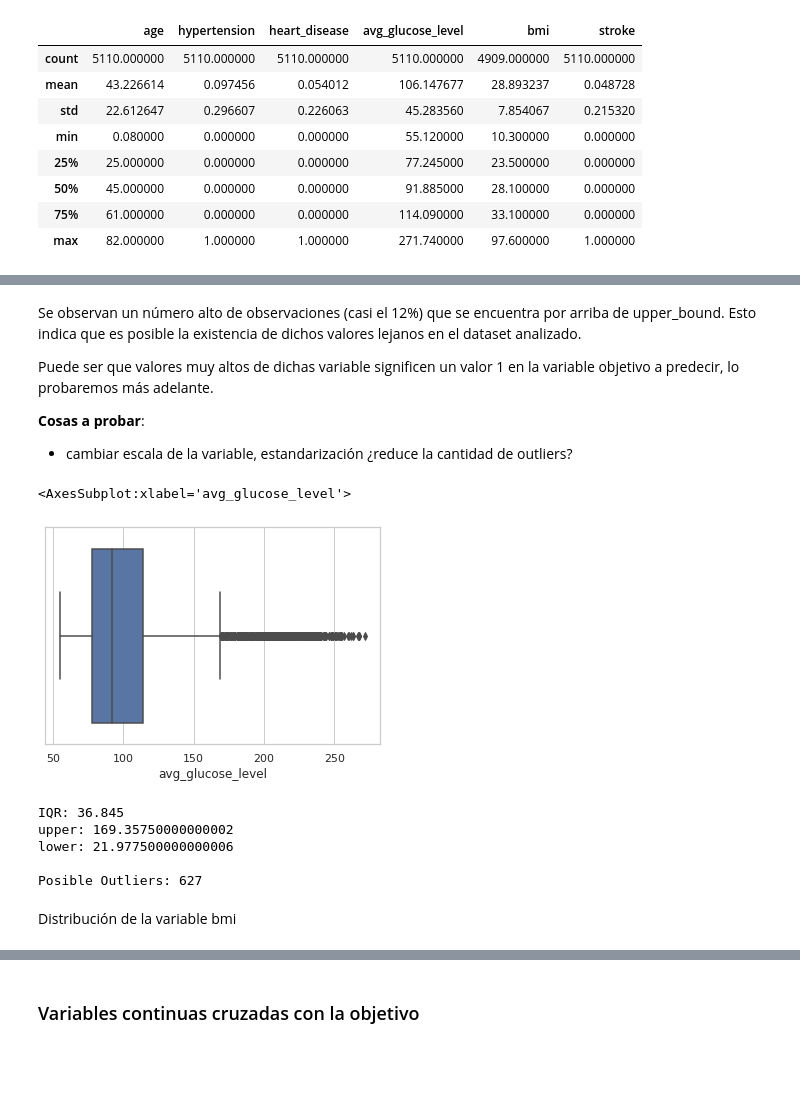
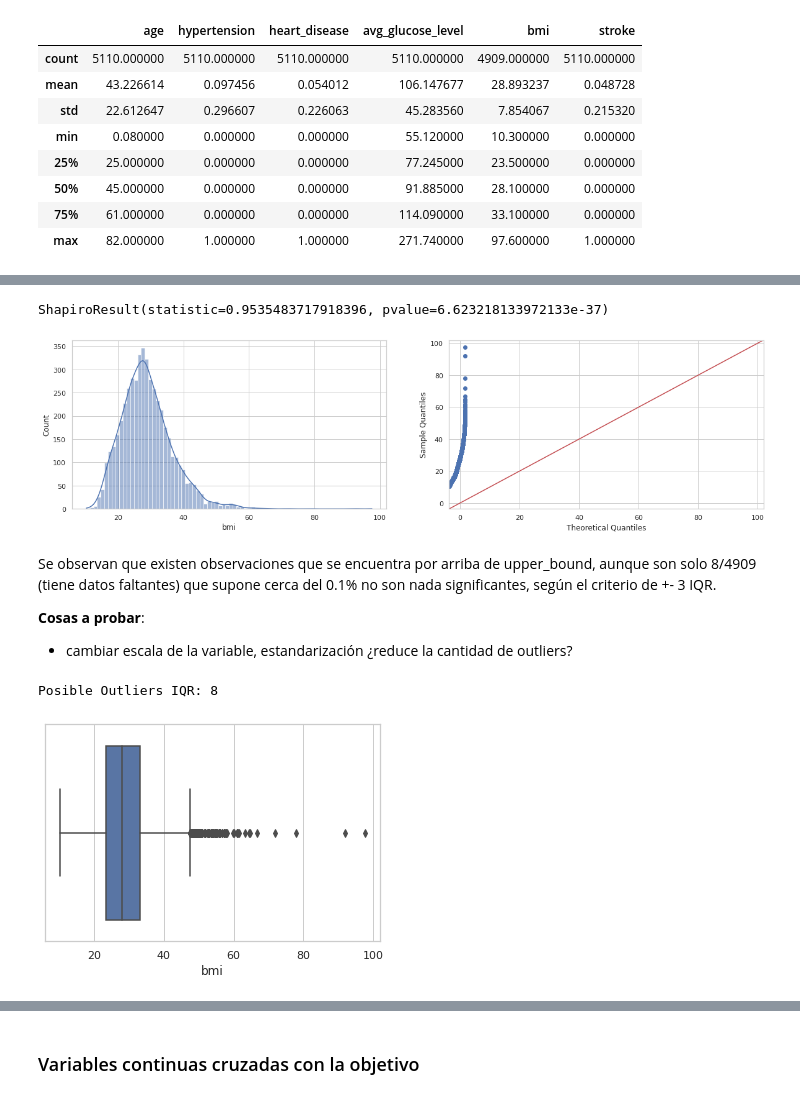
Before and after one commit to sumitkumarjethani/Stroke-Prediction, a Jupyter notebook: exploratory-data-analysis.ipynb, the cells around one changed output, grey strips where cells are left out. Cells and saved outputs as stored; diff of their text form; code cells hidden in the pictures; blank space fills up the shorter version.

```diff
--- a/exploratory-data-analysis.ipynb
+++ b/exploratory-data-analysis.ipynb
@@ -134,36 +179,23 @@ sns.histplot(data=stroke_df, x="avg_glucose_level", kde=True)
-# %% [markdown]
-Se observan un número alto de observaciones (casi el 12%) que se encuentra por arriba de upper_bound. Esto indica que es posible la existencia de dichos valores lejanos en el dataset analizado.
-
-Puede ser que valores muy altos de dichas variable significen un valor 1 en la variable objetivo a predecir, lo probaremos más adelante.
-
-**Cosas a probar**:
-- cambiar escala de la variable, estandarización ¿reduce la cantidad de outliers?
+# %%
+fig, axes = plt.subplots(ncols=2, figsize=(20, 5))
+
+sns.histplot(data=stroke_df, x="bmi", kde=True, ax=axes[0])
+
+#create Q-Q plot with 45-degree line added to plot
+_ = sm.qqplot(stroke_df.bmi, line='45', ax=axes[1])
+
+stats.shapiro(stroke_df[~stroke_df['bmi'].isna()].bmi)
+# %% [output]
+ShapiroResult(statistic=0.9535483717918396, pvalue=6.623218133972133e-37)
+[figure, added]
+# %% [markdown]
+Se observan que existen observaciones que se encuentra por arriba de upper_bound, aunque son solo 8/4909 (tiene datos faltantes) que supone cerca del 0.1% no son nada significantes, según el criterio de +- 3 IQR.
+
+**Cosas a probar**:
+- cambiar escala de la variable, estandarización ¿reduce la cantidad de outliers?
 # %%
-sns.boxplot(x=stroke_df["avg_glucose_level"])
+sns.boxplot(x=stroke_df["bmi"])
+print("\nPosible Outliers IQR:", detect_outliers_iqr(stroke_df.bmi))
 # %% [output]
-<AxesSubplot:xlabel='avg_glucose_level'>
+Posible Outliers IQR: 8
-[figure, old version]
+[figure, new version]
-# %%
-# finding the 1st quartile
-q1 = np.quantile(stroke_df.avg_glucose_level, 0.25)
-
-# finding the 3rd quartile
-q3 = np.quantile(stroke_df.avg_glucose_level, 0.75)
-
-# finding the iqr region
-iqr = q3-q1
-
-# finding upper and lower whiskers
-upper_bound = q3+(1.5*iqr)
-lower_bound = q1-(1.5*iqr)
-print("IQR:", iqr, "\nupper:", upper_bound, "\nlower:", lower_bound)
-
-print("\nPosible Outliers:", (stroke_df[stroke_df.avg_glucose_level > upper_bound]).shape[0])
-# %% [output]
-IQR: 36.845
-upper: 169.35750000000002
-lower: 21.977500000000006
-
-Posible Outliers: 627
-# %% [markdown]
-Distribución de la variable bmi
```
Also changed, not shown: parts of 22 cells of this notebook.
